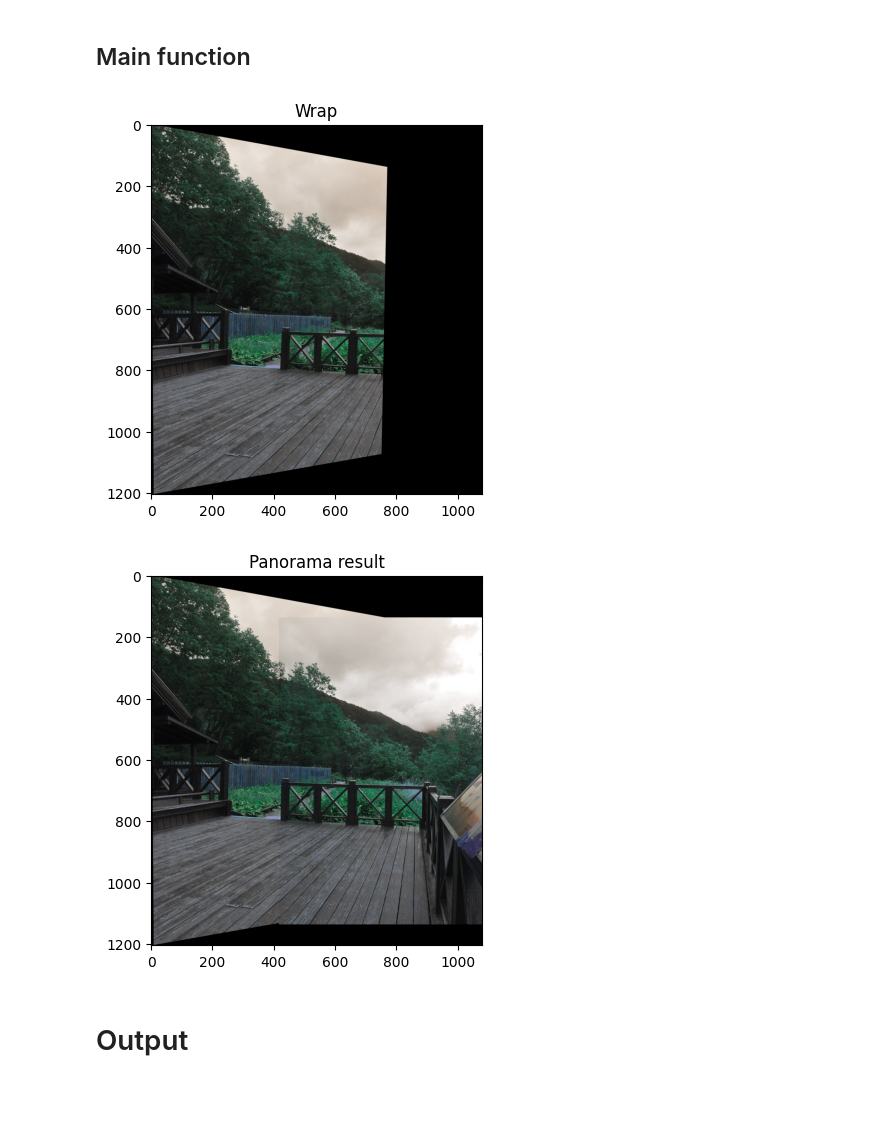
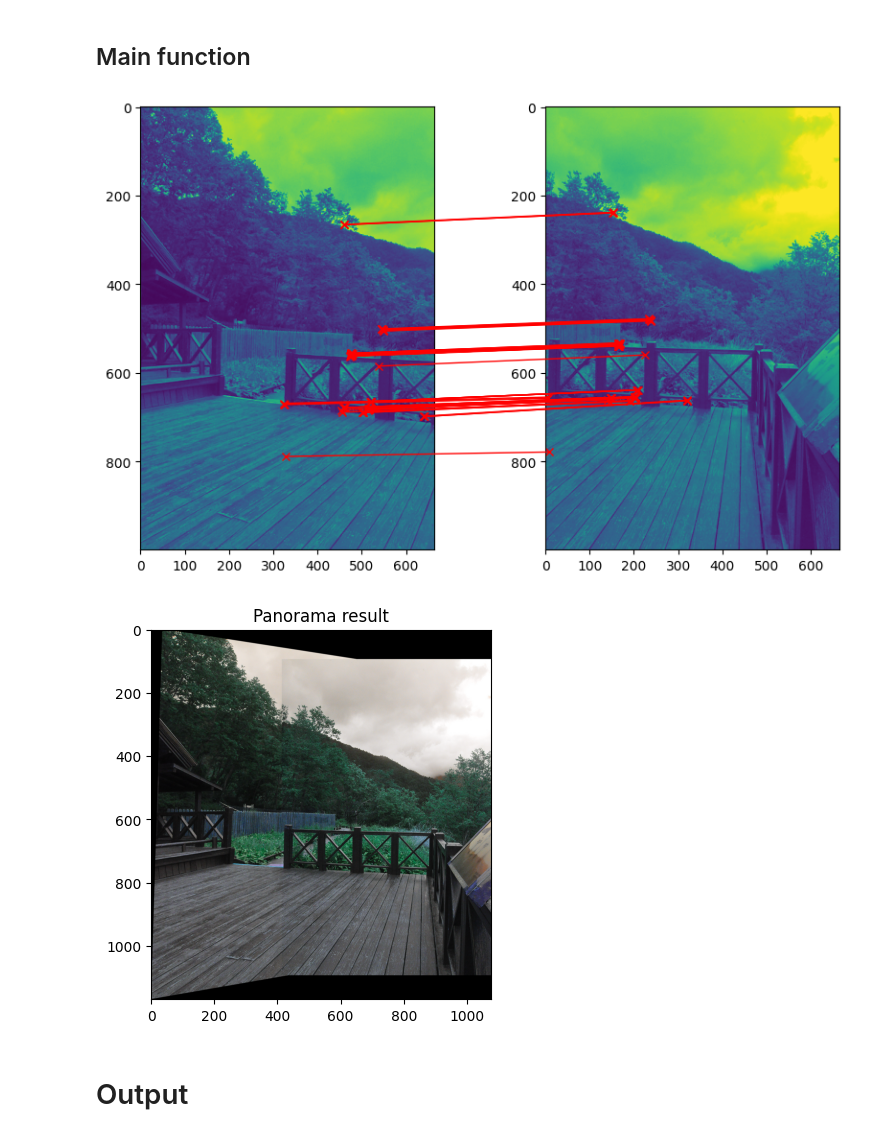
Before and after one commit to Raichuu41/3d-cv-image-stitching, a Jupyter notebook: src/harris_coner_detector.ipynb, the cells around one changed output. Drawn from its saved outputs; the diff is of its cells as text; code cells hidden in the pictures; blank space fills up the shorter version.

Commit message:
knn matches

```diff
--- a/src/harris_coner_detector.ipynb
+++ b/src/harris_coner_detector.ipynb
@@ -76,7 +76,7 @@ def plot_key_points(images, key_points):
 # %% [markdown]
 # Image matching
 # %%
-def matching_images(gray_images, key_points, num_top_matches=50, appear=False):
+def matching_images(gray_images, key_points, type_match="original", num_top_matches=50, ratio_thresh=0.3, appear=False):
     sift = cv2.SIFT_create()
 
     #src image
@@ -93,13 +93,25 @@ def matching_images(gray_images, key_points, num_top_matches=50, appear=False):
 
     # Match descriptors using FLANN matcher
     matcher = cv2.FlannBasedMatcher()
-    matches = matcher.match(src_descriptors, des_descriptors)
 
-    # Sort matches by distance
-    matches = sorted(matches, key=lambda x: x.distance)
+    if type_match == "original":
+        matches = matcher.match(src_descriptors, des_descriptors)
 
-    # Select top matches
-    matches = matches[:num_top_matches]
+        # Sort matches by distance
+        matches = sorted(matches, key=lambda x: x.distance)
+
+        # Select top matches
+        matches = matches[:num_top_matches]
+
+    if type_match == "knn":
+        knn_matches = matcher.knnMatch(src_descriptors, des_descriptors, 2)
+
+        # Filter matches using the Lowe's ratio test
+        ratio_thresh = ratio_thresh
+        matches = []
+        for m,n in knn_matches:
+            if m.distance < ratio_thresh * n.distance:
+                matches.append(m)
 
     # Extract matched keypoints
     src_points = np.float32([src_key_points[m.queryIdx].pt for m in matches]).reshape(-1, 1, 2)
@@ -164,7 +176,7 @@ def warpTwoImages(img_src, img_des, H, appear=False):
 # %% [markdown]
 ## Main function
 # %%
-def stitching_images_harris_test(img_src, img_des):
+def stitching_images_harris_corner(img_src, img_des):
     # Normalize values, change data type
     images_norm_uint8 = normalize_images([img_src, img_des])
 
@@ -181,8 +193,10 @@ def stitching_images_harris_test(img_src, img_des):
 
     # Matching images, because there are only two images for testing => only one patched points
     src_points, des_points = matching_images(gray_images, key_points,
+                                                type_match="knn",
                                                 num_top_matches=50,
-                                                appear=False)
+                                                ratio_thresh=0.3,
+                                                appear=True)
 
     # Compute homography matrix using RANSAC
     H, mask = cv2.findHomography(src_points, des_points, cv2.RANSAC, 10.0)
@@ -196,19 +210,19 @@ def stitching_images_harris_test(img_src, img_des):
 # %%
 def multi_panorama():
     # Load images. CV2 reads in BGR format
     images = data_loader('data/xue-mountain/*.jpg')[:2]
 
     firs_images = images[0]
     for i in range(1, len(images)):
-        new_firs_images = stitching_images_harris_test(firs_images, images[i])
+        new_firs_images = stitching_images_harris_corner(firs_images, images[i])
 
         firs_images = new_firs_images.copy()
     return firs_images
 
 PANORAMA = multi_panorama()
 # %% [output]
-[figure, old version]
+[figure, new version]
-[figure, old version]
+[figure, new version]
 # %% [markdown]
 # Output
 # %%
```
